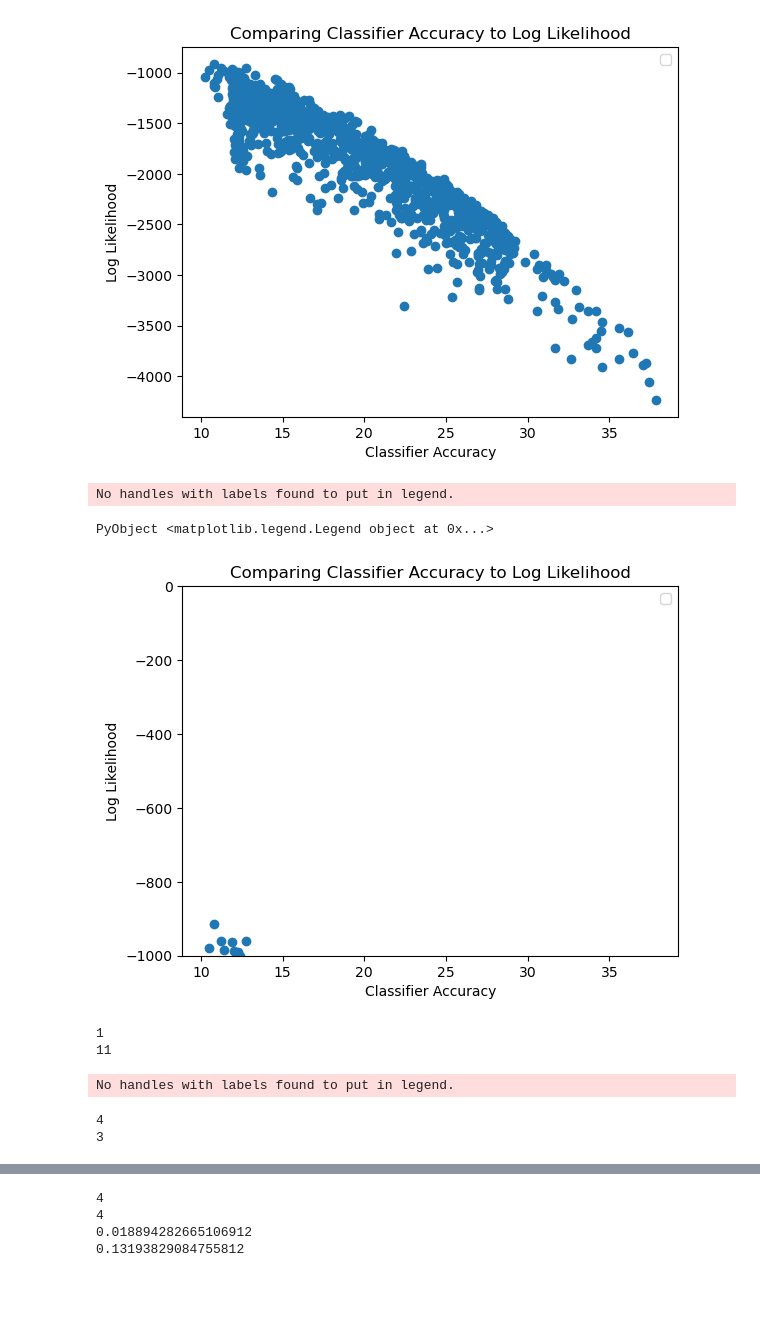
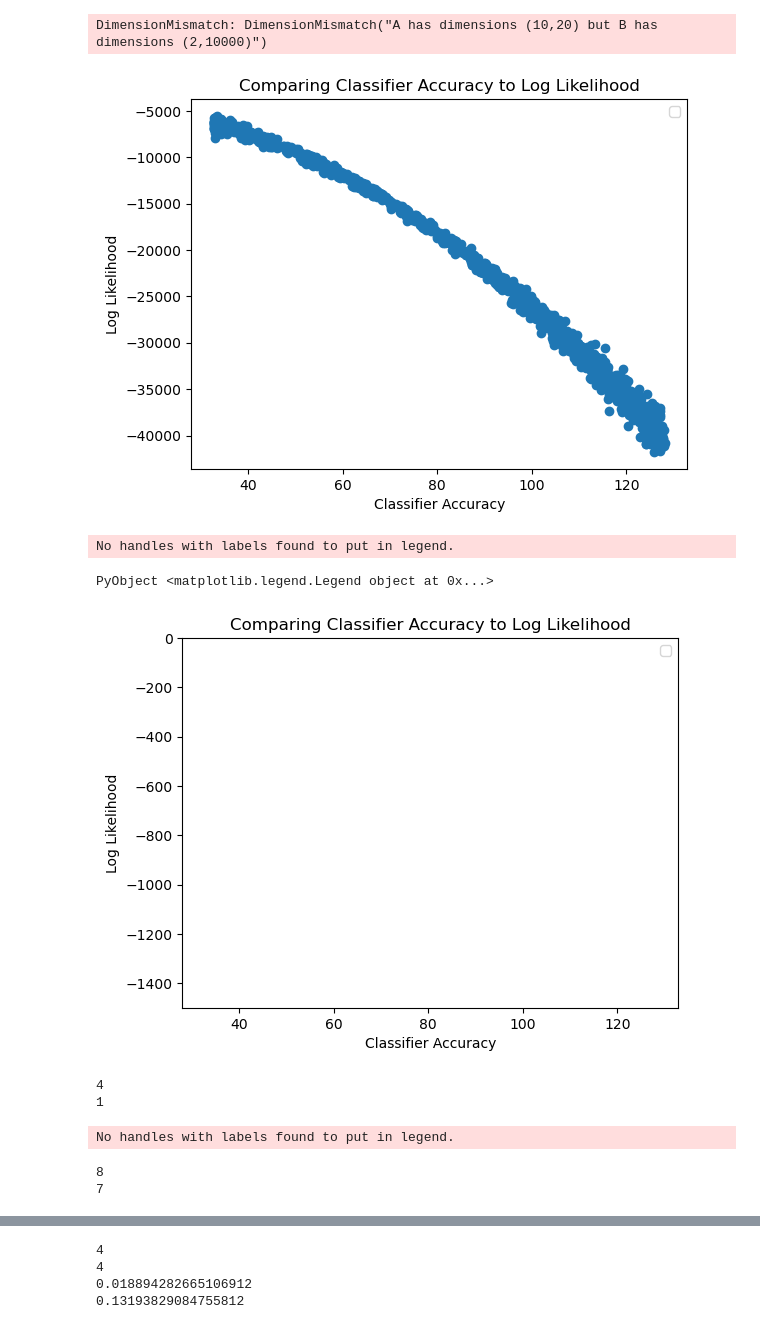
Before and after one commit to jberezow/RJMCMC, a Jupyter notebook: Thesis-LayerNet.ipynb, the cells around one changed output, grey strips where cells are left out. Drawn from its saved outputs; the diff is of its cells as text; code cells hidden in the pictures; blank space fills up the shorter version.

```diff
--- a/Thesis-LayerNet.ipynb
+++ b/Thesis-LayerNet.ipynb
@@ -19,9 +28,9 @@ using StatsBase;
 network = "interpolator"
 
 #Data hyperparameters
-n = 1000 #Number of samples per mode (classifier)
+n = 5000 #Number of samples per mode (classifier)
 m = 4 #Number of modes (classifier)
-d = 4 #Input dimension
+d = 20 #Input dimension
 N = n*4 #Total samples
 σₐ = 0.1 #Mode variance (classifier)
 bound = 1.0 #Axis bound
@@ -241,6 +234,8 @@ grid_raw = reduce(hcat, getindex.(grid,i) for i in eachindex(grid[1]))
 grid2 = transpose(grid_raw)
 z = G(grid2,trace)[1,:]
 plot_data(grid_raw, z);
+# %% [output]
+DimensionMismatch: DimensionMismatch("A has dimensions (10,20) but B has dimensions (2,10000)")
 # %%
 #Classifier Network Tries to Learn the Generator Network
 
@@ -388,22 +383,22 @@ plt.ylabel("Log Likelihood")
 #plt.ylim(-5000,2000)
 plt.legend()
 # %% [output]
-[figure, old version]
+[figure, new version]
 No handles with labels found to put in legend.
 PyObject <matplotlib.legend.Legend object at 0x...>
 # %%
 PyPlot.scatter(distances, scores)
 plt.title("Comparing Classifier Accuracy to Log Likelihood")
 plt.xlabel("Classifier Accuracy")
 plt.ylabel("Log Likelihood")
-plt.ylim(-1000,0)
+plt.ylim(-1500,0)
 plt.legend()
 println(best_trace[:l])
 println(best_trace[(:k,1)])
 # %% [output]
-[figure, old version]
+[figure, new version]
+4
 1
-11
 No handles with labels found to put in legend.
 # %%
 #-------------------------
@@ -657,8 +652,8 @@ trace2 = node_death(trace,hz)
 println(trace[(:k,hz)])
 println(trace2[(:k,hz)])
 # %% [output]
-4
-3
+8
+7
 # %%
 #-------------------------
 #RJMCMC - Layers and Nodes
```
Also changed, not shown: parts of 5 cells of this notebook.
